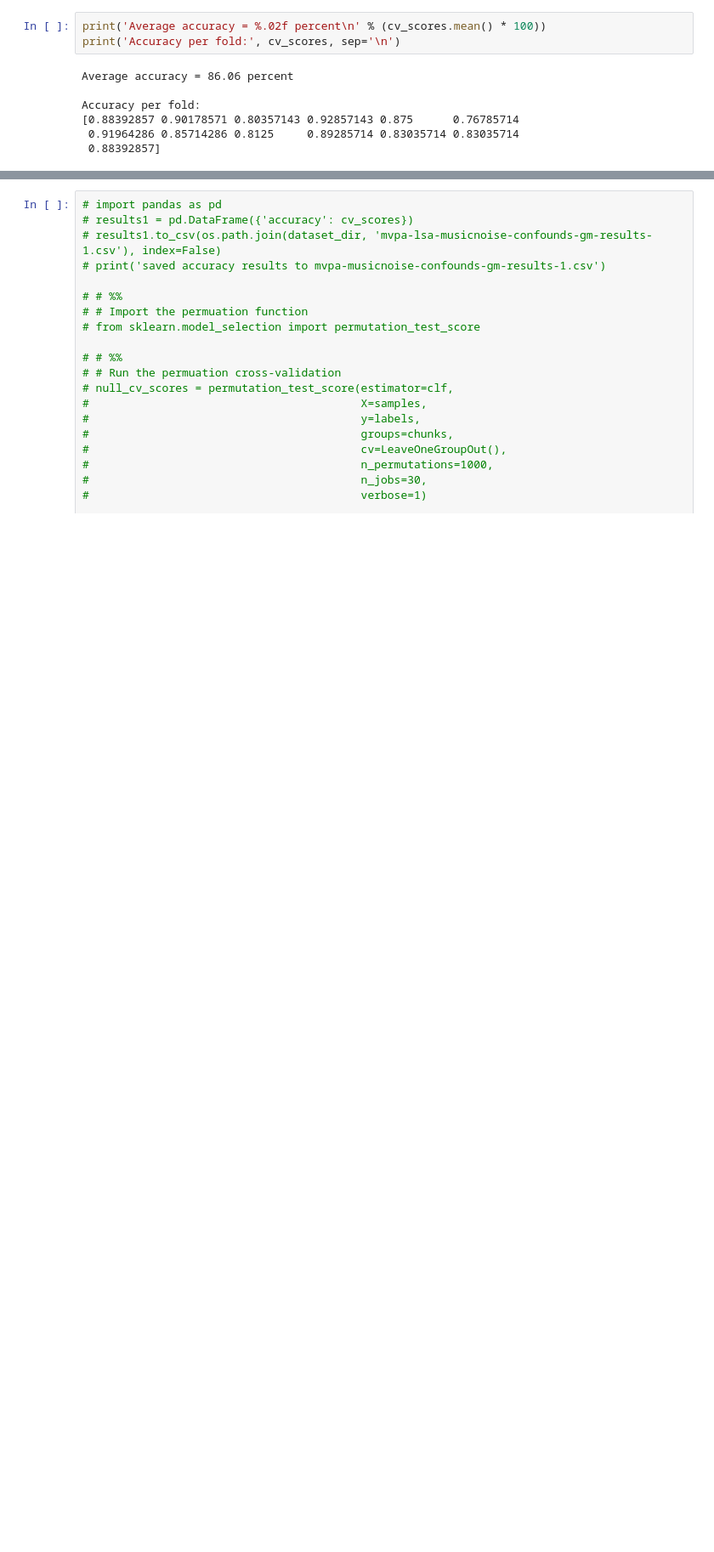
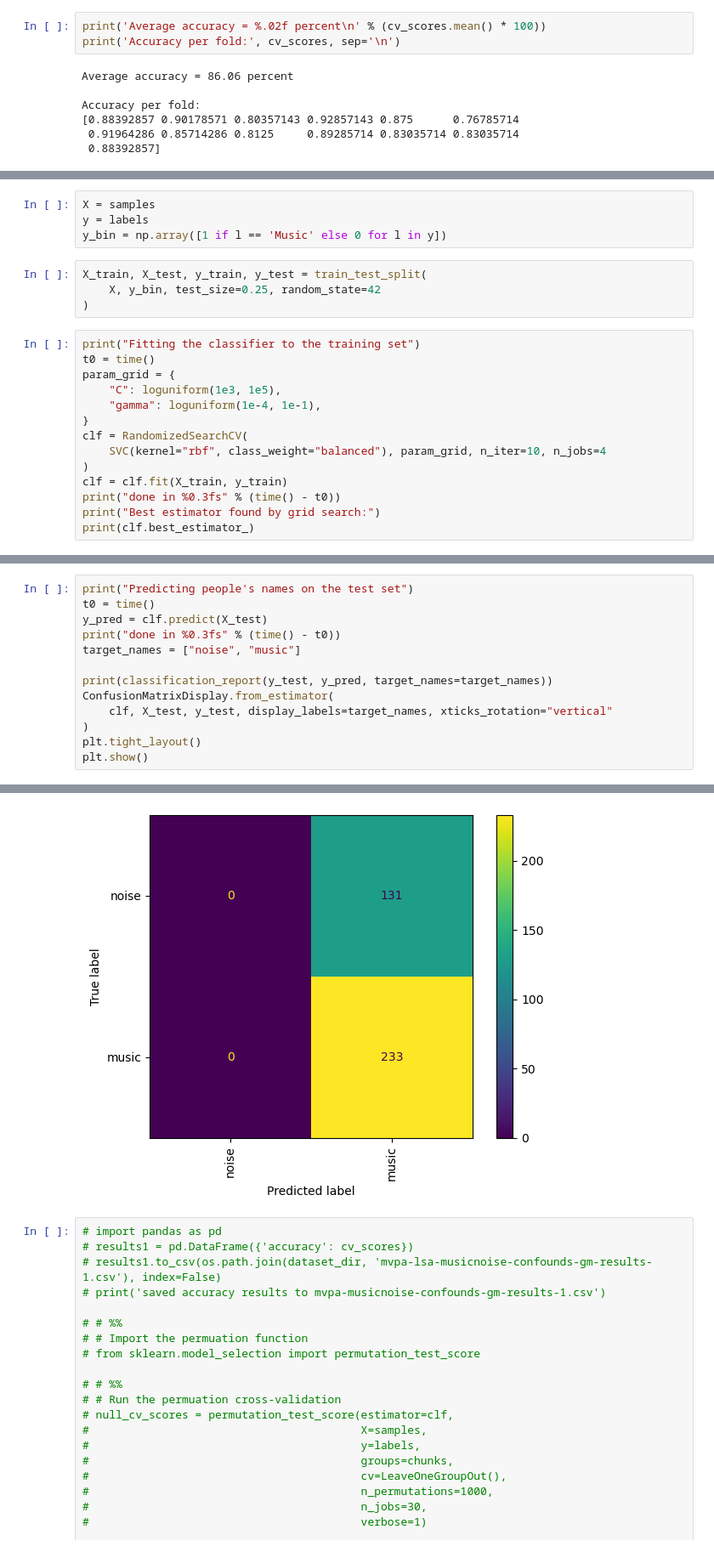
Before and after one commit to CIBIT-UC/brainplayback_task02, a Jupyter notebook: mvpa_01_musicnoise/mvpa.ipynb, the cells around one changed output, grey strips where cells are left out. Shown at 85% size. Cells and saved outputs as stored; diff of their text form; blank space fills up the shorter version.

```diff
--- a/mvpa_01_musicnoise/mvpa.ipynb
+++ b/mvpa_01_musicnoise/mvpa.ipynb
@@ -71,0 +154,22 @@ Accuracy per fold:
+# %%
+X = samples
+y = labels
+y_bin = np.array([1 if l == 'Music' else 0 for l in y])
+# %%
+X_train, X_test, y_train, y_test = train_test_split(
+    X, y_bin, test_size=0.25, random_state=42
+)
+# %%
+print("Fitting the classifier to the training set")
+t0 = time()
+param_grid = {
+    "C": loguniform(1e3, 1e5),
+    "gamma": loguniform(1e-4, 1e-1),
+}
+clf = RandomizedSearchCV(
+    SVC(kernel="rbf", class_weight="balanced"), param_grid, n_iter=10, n_jobs=4
+)
+clf = clf.fit(X_train, y_train)
+print("done in %0.3fs" % (time() - t0))
+print("Best estimator found by grid search:")
+print(clf.best_estimator_)
@@ -71,0 +181,14 @@ Accuracy per fold:
+# %%
+print("Predicting people's names on the test set")
+t0 = time()
+y_pred = clf.predict(X_test)
+print("done in %0.3fs" % (time() - t0))
+target_names = ["noise", "music"]
+
+print(classification_report(y_test, y_pred, target_names=target_names))
+ConfusionMatrixDisplay.from_estimator(
+    clf, X_test, y_test, display_labels=target_names, xticks_rotation="vertical"
+)
+plt.tight_layout()
+plt.show()
+# %% [output]
@@ -72,3 +205,4 @@ Accuracy per fold:
+[figure, added]
 # %%
 # import pandas as pd
 # results1 = pd.DataFrame({'accuracy': cv_scores})
```
Also changed, not shown: parts of 11 cells of this notebook, 2 other files.
